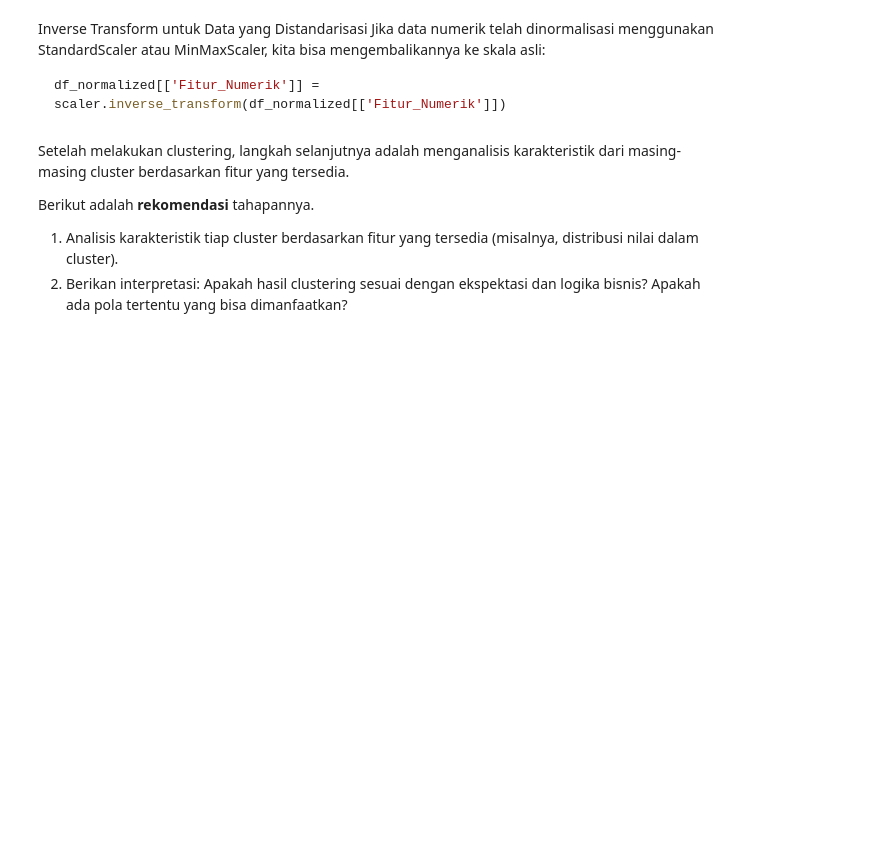
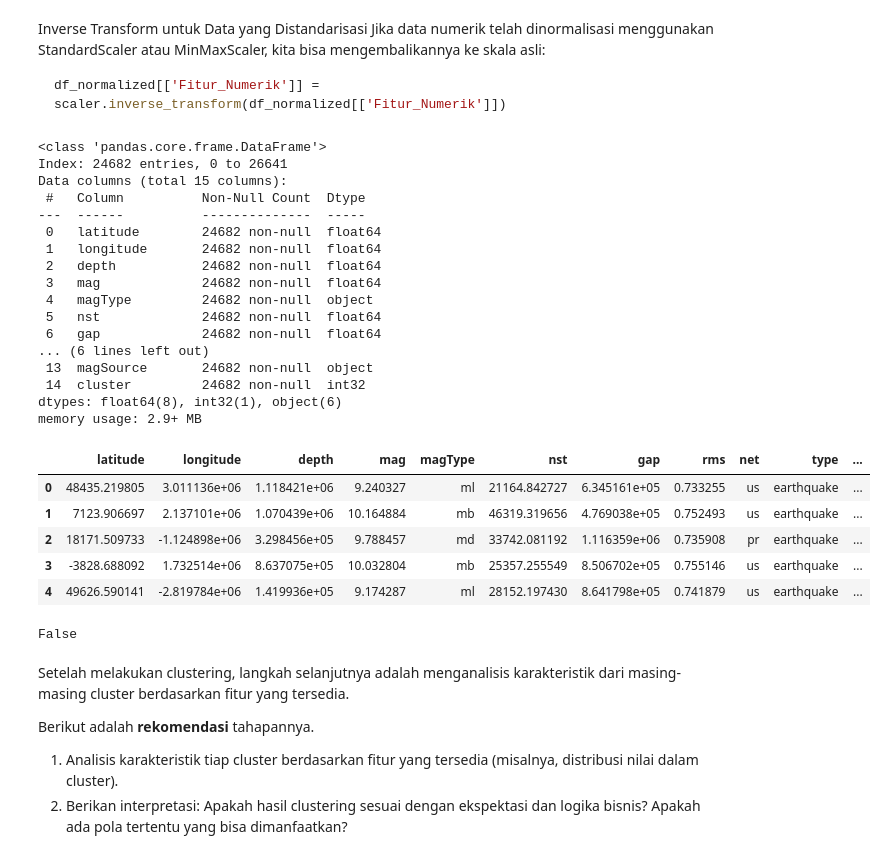
Before and after one commit to septiisdayanna/earthquakes_clustering, a Jupyter notebook: [Clustering]_Submission_Akhir_BMLP_Your_Name_(Updated).ipynb, the cells around one changed output. Saved outputs shown, nothing was run; the diff lists cells and outputs as text; code cells hidden in the pictures; blank space fills up the shorter version.

Commit message:
testing inverse

```diff
--- a/[Clustering]_Submission_Akhir_BMLP_Your_Name_(Updated).ipynb
+++ b/[Clustering]_Submission_Akhir_BMLP_Your_Name_(Updated).ipynb
@@ -550,0 +548,41 @@ df_normalized[['Fitur_Numerik']] = scaler.inverse_transform(df_normalized[['Fitu
+# %%
+# Membuat salinan df agar tidak mengubah data aslinya
+df_inverse = df.copy()
+
+# Melakukan inverse transform hanya pada kolom numerik yang telah distandarisasi
+df_inverse[num_features] = scaler.inverse_transform(df[num_features])
+
+# Menggabungkan dengan cluster pada dataframe reduced_df
+df_inverse['cluster'] = reduced_df['cluster'].values
+
+df_inverse.info()
+df_inverse.head()
+# %% [output]
+<class 'pandas.core.frame.DataFrame'>
+Index: 24682 entries, 0 to 26641
+Data columns (total 15 columns):
+ #   Column          Non-Null Count  Dtype
+---  ------          --------------  -----
+ 0   latitude        24682 non-null  float64
+ 1   longitude       24682 non-null  float64
+ 2   depth           24682 non-null  float64
+ 3   mag             24682 non-null  float64
+ 4   magType         24682 non-null  object
+ 5   nst             24682 non-null  float64
+ 6   gap             24682 non-null  float64
+... (6 lines left out)
+ 13  magSource       24682 non-null  object
+ 14  cluster         24682 non-null  int32
+dtypes: float64(8), int32(1), object(6)
+memory usage: 2.9+ MB
+|  | latitude | longitude | depth | mag | magType | nst | gap | rms | net | type | ... |
+| 0 | 48435.219805 | 3.011136e+06 | 1.118421e+06 | 9.240327 | ml | 21164.842727 | 6.345161e+05 | 0.733255 | us | earthquake | ... |
+| 1 | 7123.906697 | 2.137101e+06 | 1.070439e+06 | 10.164884 | mb | 46319.319656 | 4.769038e+05 | 0.752493 | us | earthquake | ... |
+| 2 | 18171.509733 | -1.124898e+06 | 3.298456e+05 | 9.788457 | md | 33742.081192 | 1.116359e+06 | 0.735908 | pr | earthquake | ... |
+| 3 | -3828.688092 | 1.732514e+06 | 8.637075e+05 | 10.032804 | mb | 25357.255549 | 8.506702e+05 | 0.755146 | us | earthquake | ... |
+| 4 | 49626.590141 | -2.819784e+06 | 1.419936e+05 | 9.174287 | ml | 28152.197430 | 8.641798e+05 | 0.741879 | us | earthquake | ... |
+# %%
+# Pastikan index di reduced_df sama dengan df sebelum menggabungkan cluster
+print(df.index.equals(reduced_df.index))
+# %% [output]
+False
```
Also changed, not shown: parts of 3 cells of this notebook.
